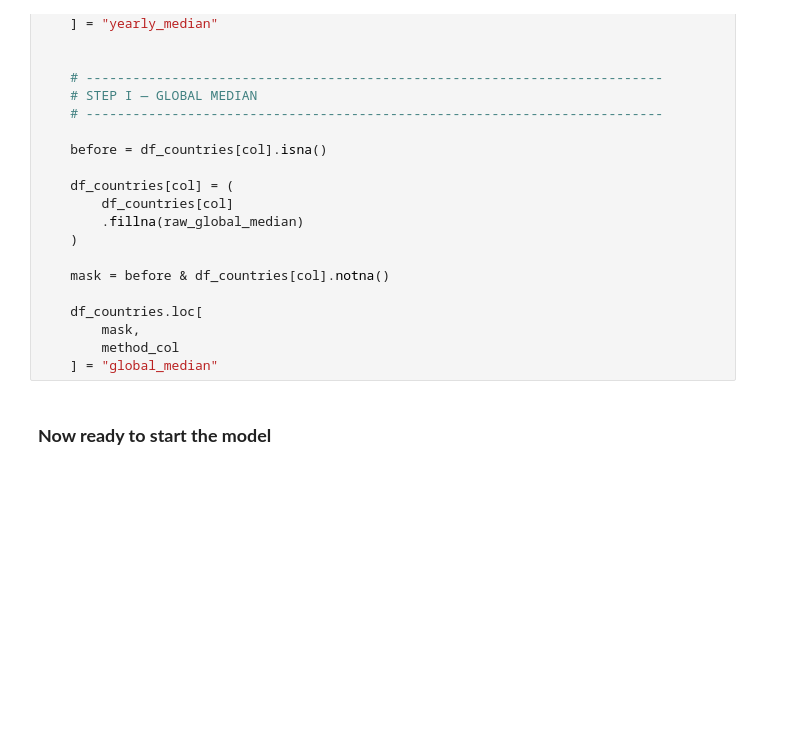
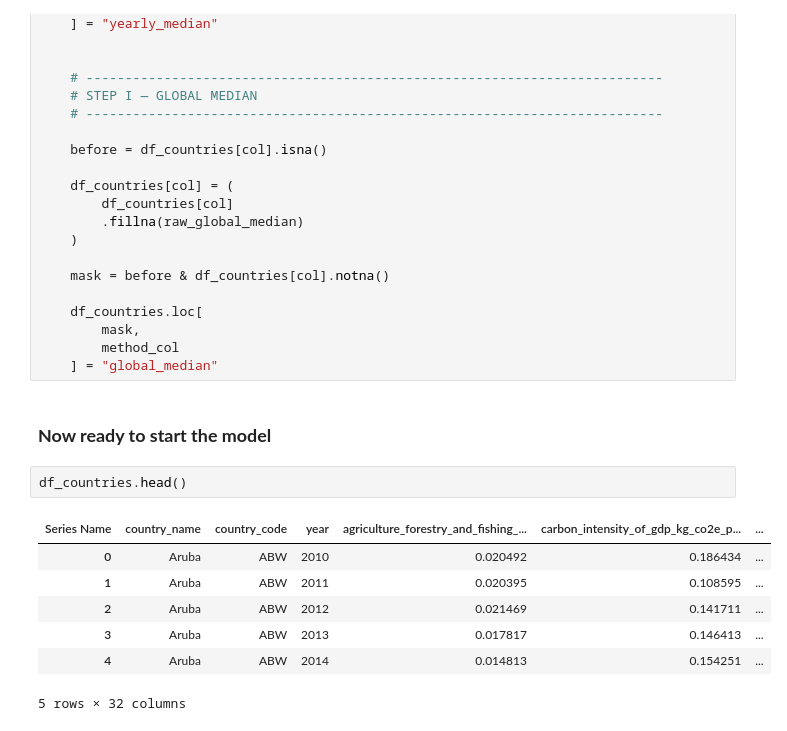
Before and after one commit to Mina-Makram-001/2B_Data_Science_Portfolio, a Jupyter notebook: Task_4_(Train_3_Unsupervised_ML_Models)/4_Model_Preperation.ipynb, the cells around one changed output. Saved outputs shown, nothing was run; the diff lists cells and outputs as text; blank space fills up the shorter version.

```diff
--- a/Task_4_(Train_3_Unsupervised_ML_Models)/4_Model_Preperation.ipynb
+++ b/Task_4_(Train_3_Unsupervised_ML_Models)/4_Model_Preperation.ipynb
@@ -723,3 +723,13 @@ for col in high_missing_cols:
     ] = "global_median"
 # %% [markdown]
 ### **Now ready to start the model**
+# %%
+df_countries.head()
+# %% [output]
+| Series Name | country_name | country_code | year | agriculture_forestry_and_fishing_... | carbon_intensity_of_gdp_kg_co2e_p... | ... |
+| 0 | Aruba | ABW | 2010 | 0.020492 | 0.186434 | ... |
+| 1 | Aruba | ABW | 2011 | 0.020395 | 0.108595 | ... |
+| 2 | Aruba | ABW | 2012 | 0.021469 | 0.141711 | ... |
+| 3 | Aruba | ABW | 2013 | 0.017817 | 0.146413 | ... |
+| 4 | Aruba | ABW | 2014 | 0.014813 | 0.154251 | ... |
+5 rows × 32 columns
```
Also changed, not shown: parts of 13 cells of this notebook.
